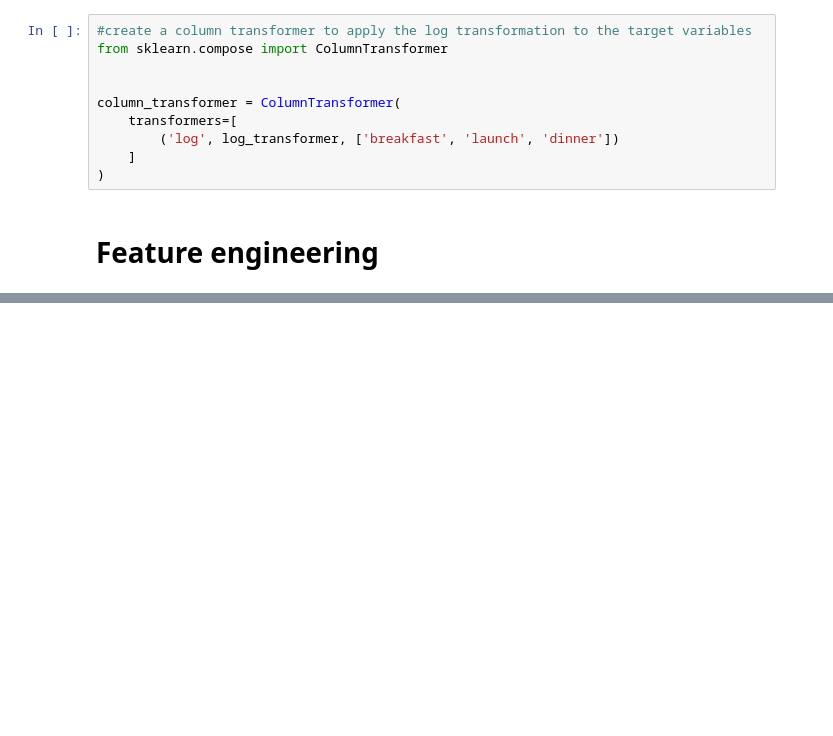
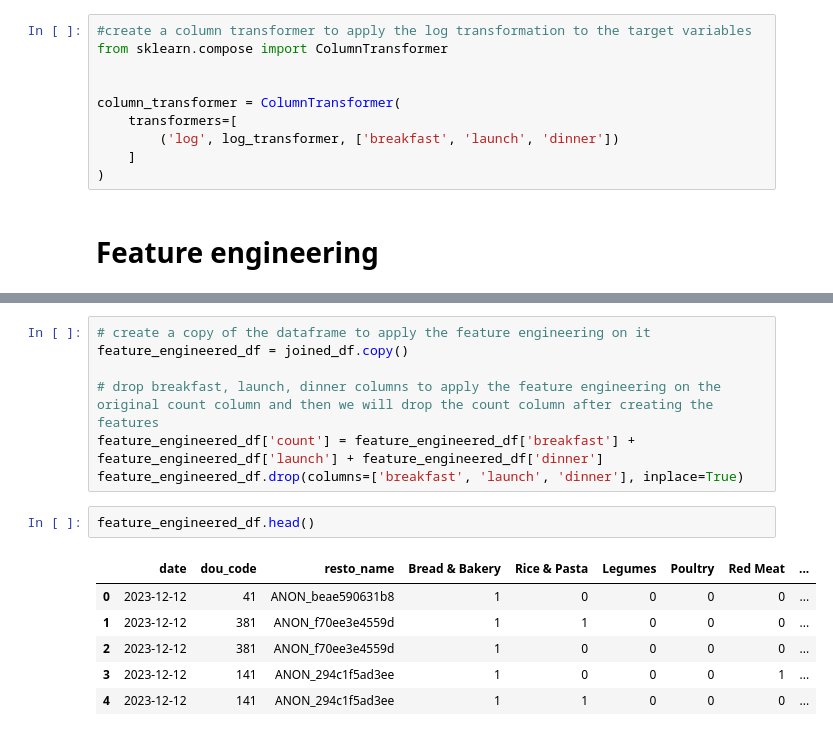
Before and after one commit to aziziabdallahesmail-ensia/IntelliCanteen, a Jupyter notebook: intellicanteen/notebooks/preprocessing and feature engineering.ipynb, the cells around one changed output, grey strips where cells are left out. Cells and saved outputs as stored; diff of their text form; blank space fills up the shorter version.

```diff
--- a/intellicanteen/notebooks/preprocessing and feature engineering.ipynb
+++ b/intellicanteen/notebooks/preprocessing and feature engineering.ipynb
@@ -205,0 +336,16 @@ column_transformer = ColumnTransformer(
+# %%
+# create a copy of the dataframe to apply the feature engineering on it
+feature_engineered_df = joined_df.copy()
+
+# drop breakfast, launch, dinner columns to apply the feature engineering on the original count column and then we will drop the count column after creating the features
+feature_engineered_df['count'] = feature_engineered_df['breakfast'] + feature_engineered_df['launch'] + feature_engineered_df['dinner']
+feature_engineered_df.drop(columns=['breakfast', 'launch', 'dinner'], inplace=True)
+# %%
+feature_engineered_df.head()
+# %% [output]
+|  | date | dou_code | resto_name | Bread & Bakery | Rice & Pasta | Legumes | Poultry | Red Meat | ... |
+| 0 | 2023-12-12 | 41 | ANON_beae590631b8 | 1 | 0 | 0 | 0 | 0 | ... |
+| 1 | 2023-12-12 | 381 | ANON_f70ee3e4559d | 1 | 1 | 0 | 0 | 0 | ... |
+| 2 | 2023-12-12 | 381 | ANON_f70ee3e4559d | 1 | 0 | 0 | 0 | 0 | ... |
+| 3 | 2023-12-12 | 141 | ANON_294c1f5ad3ee | 1 | 0 | 0 | 0 | 1 | ... |
+| 4 | 2023-12-12 | 141 | ANON_294c1f5ad3ee | 1 | 1 | 0 | 0 | 0 | ... |
```
Also changed, not shown: parts of 14 cells of this notebook.
